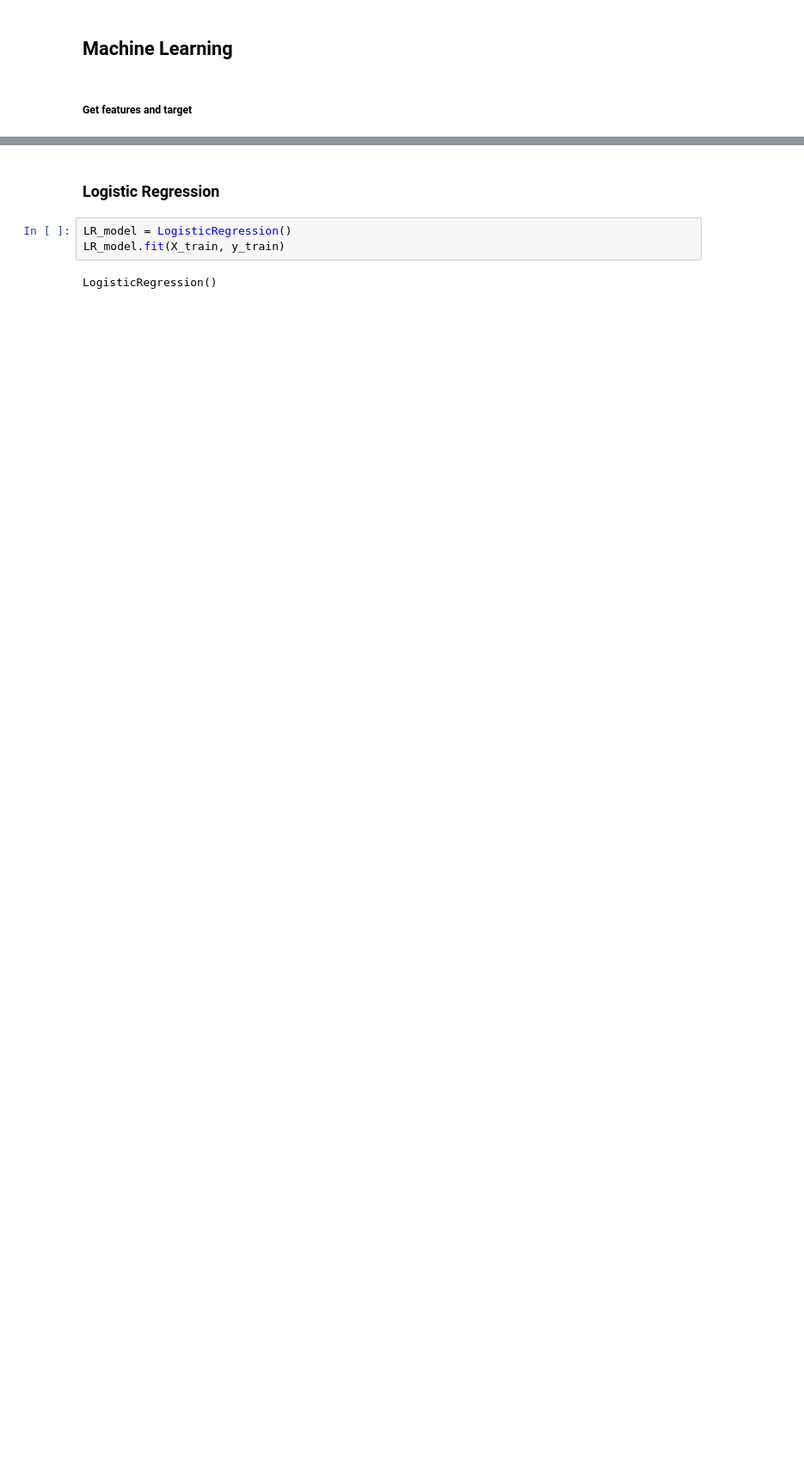
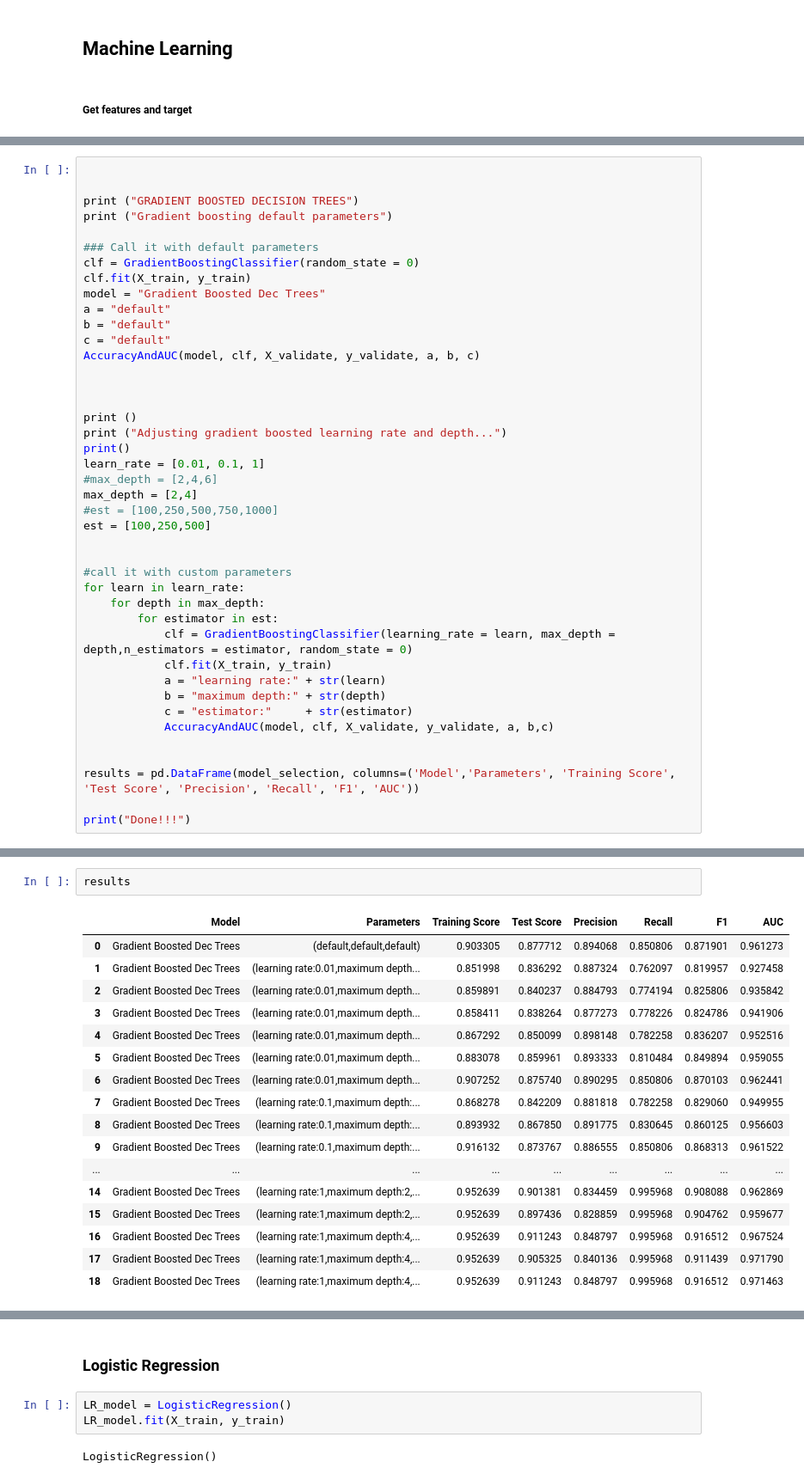
Before and after one commit to ahsan-fayyaz/DOB-Construction-Injury-Predictions, a Jupyter notebook: Accident Prediction.ipynb, the cells around one changed output, grey strips where cells are left out. Shown: that part at 86% size. Cells and saved outputs as stored; diff of their text form; blank space fills up the shorter version.

```diff
--- a/Accident Prediction.ipynb
+++ b/Accident Prediction.ipynb
@@ -1298,0 +1348,42 @@ Score :  0.8738170347003155
+# %%
+
+
+print ("GRADIENT BOOSTED DECISION TREES")
+print ("Gradient boosting default parameters")
+
+### Call it with default parameters
+clf = GradientBoostingClassifier(random_state = 0)
+clf.fit(X_train, y_train)
+model = "Gradient Boosted Dec Trees"
+a = "default"
+b = "default"
+c = "default"
+AccuracyAndAUC(model, clf, X_validate, y_validate, a, b, c)
+
+
+
+print ()
+print ("Adjusting gradient boosted learning rate and depth...")
+print()
+learn_rate = [0.01, 0.1, 1]
+#max_depth = [2,4,6]
+max_depth = [2,4]
+#est = [100,250,500,750,1000]
+est = [100,250,500]
+
+
+#call it with custom parameters
+for learn in learn_rate:
+    for depth in max_depth:
+        for estimator in est:
+            clf = GradientBoostingClassifier(learning_rate = learn, max_depth = depth,n_estimators = estimator, random_state = 0)
+            clf.fit(X_train, y_train)
+            a = "learning rate:" + str(learn)
+            b = "maximum depth:" + str(depth)
+            c = "estimator:"     + str(estimator)
+            AccuracyAndAUC(model, clf, X_validate, y_validate, a, b,c)
+
+
+results = pd.DataFrame(model_selection, columns=('Model','Parameters', 'Training Score', 'Test Score', 'Precision', 'Recall', 'F1', 'AUC'))
+
+print("Done!!!")
@@ -1298,0 +1408,20 @@ Score :  0.8738170347003155
+# %%
+results
+# %% [output]
+|  | Model | Parameters | Training Score | Test Score | Precision | Recall | F1 | AUC |
+| 0 | Gradient Boosted Dec Trees | (default,default,default) | 0.903305 | 0.877712 | 0.894068 | 0.850806 | 0.871901 | 0.961273 |
+| 1 | Gradient Boosted Dec Trees | (learning rate:0.01,maximum depth... | 0.851998 | 0.836292 | 0.887324 | 0.762097 | 0.819957 | 0.927458 |
+| 2 | Gradient Boosted Dec Trees | (learning rate:0.01,maximum depth... | 0.859891 | 0.840237 | 0.884793 | 0.774194 | 0.825806 | 0.935842 |
+| 3 | Gradient Boosted Dec Trees | (learning rate:0.01,maximum depth... | 0.858411 | 0.838264 | 0.877273 | 0.778226 | 0.824786 | 0.941906 |
+| 4 | Gradient Boosted Dec Trees | (learning rate:0.01,maximum depth... | 0.867292 | 0.850099 | 0.898148 | 0.782258 | 0.836207 | 0.952516 |
+| 5 | Gradient Boosted Dec Trees | (learning rate:0.01,maximum depth... | 0.883078 | 0.859961 | 0.893333 | 0.810484 | 0.849894 | 0.959055 |
+| 6 | Gradient Boosted Dec Trees | (learning rate:0.01,maximum depth... | 0.907252 | 0.875740 | 0.890295 | 0.850806 | 0.870103 | 0.962441 |
+| 7 | Gradient Boosted Dec Trees | (learning rate:0.1,maximum depth:... | 0.868278 | 0.842209 | 0.881818 | 0.782258 | 0.829060 | 0.949955 |
+| 8 | Gradient Boosted Dec Trees | (learning rate:0.1,maximum depth:... | 0.893932 | 0.867850 | 0.891775 | 0.830645 | 0.860125 | 0.956603 |
+| 9 | Gradient Boosted Dec Trees | (learning rate:0.1,maximum depth:... | 0.916132 | 0.873767 | 0.886555 | 0.850806 | 0.868313 | 0.961522 |
+| ... | ... | ... | ... | ... | ... | ... | ... | ... |
+| 14 | Gradient Boosted Dec Trees | (learning rate:1,maximum depth:2,... | 0.952639 | 0.901381 | 0.834459 | 0.995968 | 0.908088 | 0.962869 |
+| 15 | Gradient Boosted Dec Trees | (learning rate:1,maximum depth:2,... | 0.952639 | 0.897436 | 0.828859 | 0.995968 | 0.904762 | 0.959677 |
+| 16 | Gradient Boosted Dec Trees | (learning rate:1,maximum depth:4,... | 0.952639 | 0.911243 | 0.848797 | 0.995968 | 0.916512 | 0.967524 |
+| 17 | Gradient Boosted Dec Trees | (learning rate:1,maximum depth:4,... | 0.952639 | 0.905325 | 0.840136 | 0.995968 | 0.911439 | 0.971790 |
+| 18 | Gradient Boosted Dec Trees | (learning rate:1,maximum depth:4,... | 0.952639 | 0.911243 | 0.848797 | 0.995968 | 0.916512 | 0.971463 |
```
Also changed, not shown: parts of 38 cells of this notebook.
